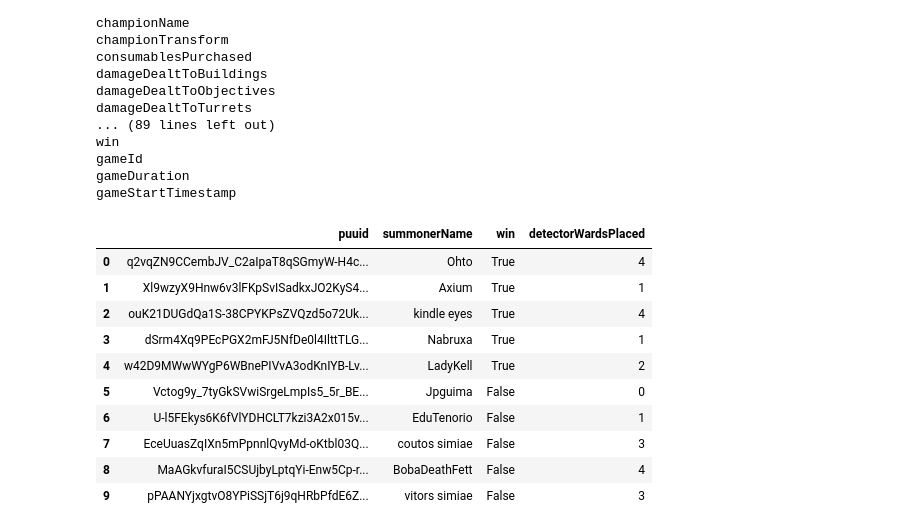
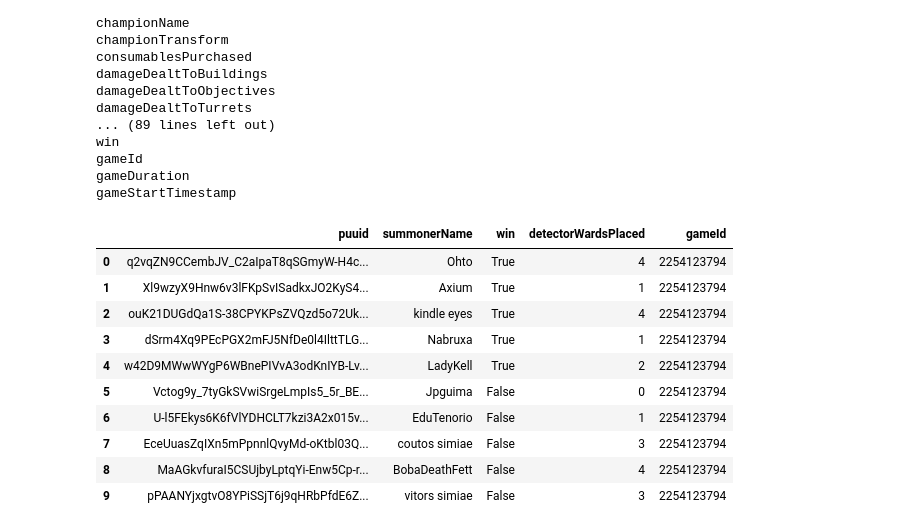
Before and after one commit to heitorpilotto/MyPersonalMatchesAnalysis, a Jupyter notebook: scripts/main_notebook.ipynb, the cells around one changed output. Cells and saved outputs as stored; diff of their text form; code cells hidden in the pictures.

```diff
--- a/scripts/main_notebook.ipynb
+++ b/scripts/main_notebook.ipynb
@@ -75,17 +75,17 @@ gameId
 gameDuration
 gameStartTimestamp
 # %%
-cols_analise = ['puuid', 'summonerName','win','detectorWardsPlaced']
+cols_analise = ['puuid', 'summonerName','win','detectorWardsPlaced', 'gameId']
 df_full.loc[:, cols_analise]
 # %% [output]
-|  | puuid | summonerName | win | detectorWardsPlaced |
-| 0 | q2vqZN9CCembJV_C2aIpaT8qSGmyW-H4c... | Ohto | True | 4 |
-| 1 | Xl9wzyX9Hnw6v3lFKpSvISadkxJO2KyS4... | Axium | True | 1 |
-| 2 | ouK21DUGdQa1S-38CPYKPsZVQzd5o72Uk... | kindle eyes | True | 4 |
-| 3 | dSrm4Xq9PEcPGX2mFJ5NfDe0l4IlttTLG... | Nabruxa | True | 1 |
-| 4 | w42D9MWwWYgP6WBnePIVvA3odKnIYB-Lv... | LadyKell | True | 2 |
-| 5 | Vctog9y_7tyGkSVwiSrgeLmpIs5_5r_BE... | Jpguima | False | 0 |
-| 6 | U-l5FEkys6K6fVlYDHCLT7kzi3A2x015v... | EduTenorio | False | 1 |
-| 7 | EceUuasZqIXn5mPpnnlQvyMd-oKtbl03Q... | coutos simiae | False | 3 |
-| 8 | MaAGkvfuraI5CSUjbyLptqYi-Enw5Cp-r... | BobaDeathFett | False | 4 |
-| 9 | pPAANYjxgtvO8YPiSSjT6j9qHRbPfdE6Z... | vitors simiae | False | 3 |
+|  | puuid | summonerName | win | detectorWardsPlaced | gameId |
+| 0 | q2vqZN9CCembJV_C2aIpaT8qSGmyW-H4c... | Ohto | True | 4 | 2254123794 |
+| 1 | Xl9wzyX9Hnw6v3lFKpSvISadkxJO2KyS4... | Axium | True | 1 | 2254123794 |
+| 2 | ouK21DUGdQa1S-38CPYKPsZVQzd5o72Uk... | kindle eyes | True | 4 | 2254123794 |
+| 3 | dSrm4Xq9PEcPGX2mFJ5NfDe0l4IlttTLG... | Nabruxa | True | 1 | 2254123794 |
+| 4 | w42D9MWwWYgP6WBnePIVvA3odKnIYB-Lv... | LadyKell | True | 2 | 2254123794 |
+| 5 | Vctog9y_7tyGkSVwiSrgeLmpIs5_5r_BE... | Jpguima | False | 0 | 2254123794 |
+| 6 | U-l5FEkys6K6fVlYDHCLT7kzi3A2x015v... | EduTenorio | False | 1 | 2254123794 |
+| 7 | EceUuasZqIXn5mPpnnlQvyMd-oKtbl03Q... | coutos simiae | False | 3 | 2254123794 |
+| 8 | MaAGkvfuraI5CSUjbyLptqYi-Enw5Cp-r... | BobaDeathFett | False | 4 | 2254123794 |
+| 9 | pPAANYjxgtvO8YPiSSjT6j9qHRbPfdE6Z... | vitors simiae | False | 3 | 2254123794 |
```
Also changed, not shown: parts of 2 cells of this notebook.
